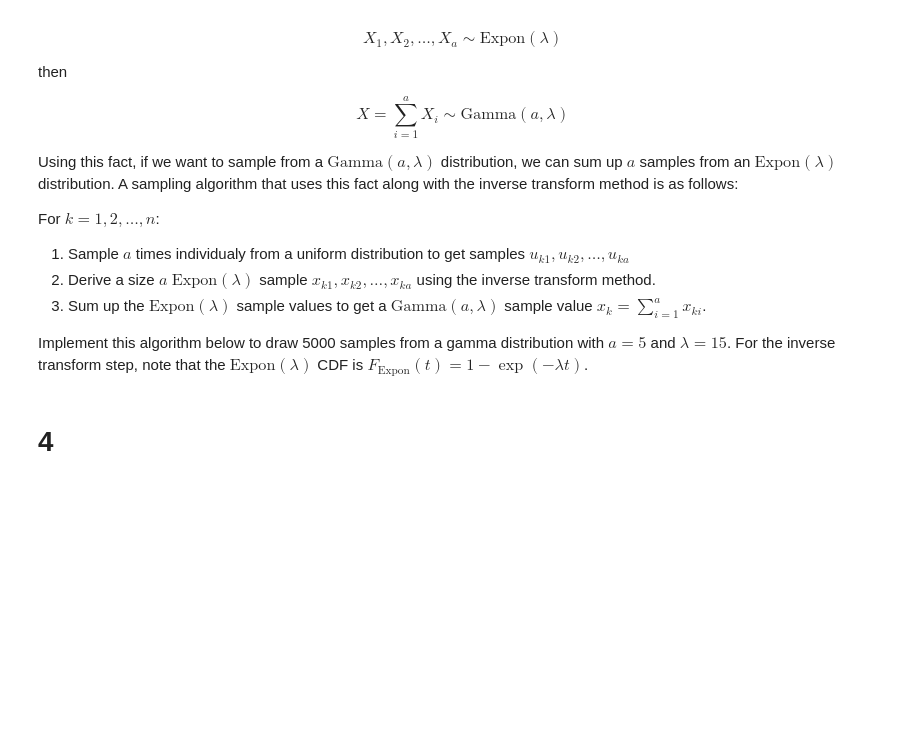
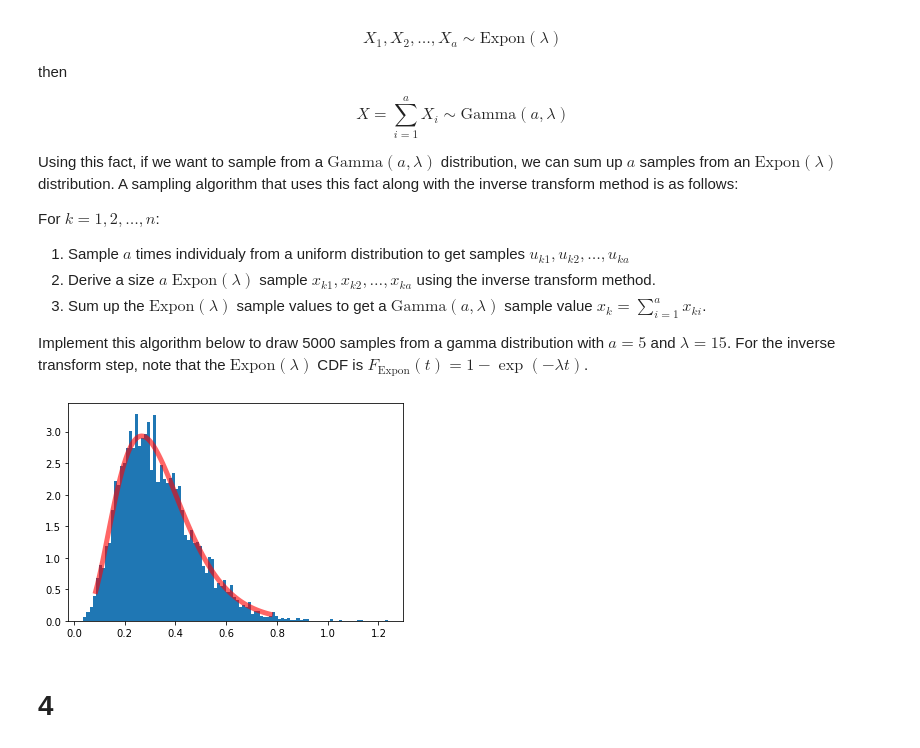
Before and after one commit to ZhixingZhao/Data-Science, a Jupyter notebook: hw1_problems.ipynb, the cells around one changed output. Drawn from its saved outputs; the diff is of its cells as text; code cells hidden in the pictures; blank space fills up the shorter version.

```diff
--- a/hw1_problems.ipynb
+++ b/hw1_problems.ipynb
@@ -112,21 +136,26 @@ Implement this algorithm below to draw 5000 samples from a gamma distribution wi
 # %%
 # Parameters for the gamma distribution.
 a = 5
 lam = 15
 
 ### Implement the sampling algorithm here.
 # Store the samples in this variable.
 samples = []
 
-### YOUR CODE HERE.
+for i in range(5000):
+    U = np.random.uniform(size=a)
+    EXP = -(1/lam) * np.log(1-U)
+    samples.append(np.sum(EXP))
 
 
 # Run the code below when finished.
 plt.hist(samples, density=True, bins=100)
 
 x = np.linspace(stats.gamma.ppf(0.01, a=a, scale=1/lam), stats.gamma.ppf(0.99, a=a, scale=1/lam), 100)
 plt.plot(x, stats.gamma.pdf(x, a=a, scale=1/lam),'r-', lw=5, alpha=0.6, label='Gamma PDF')
 plt.show()
+# %% [output]
+[figure, added]
 # %% [markdown]
 # 4
 # %% [markdown]
```
Also changed, not shown: parts of 8 cells of this notebook.
